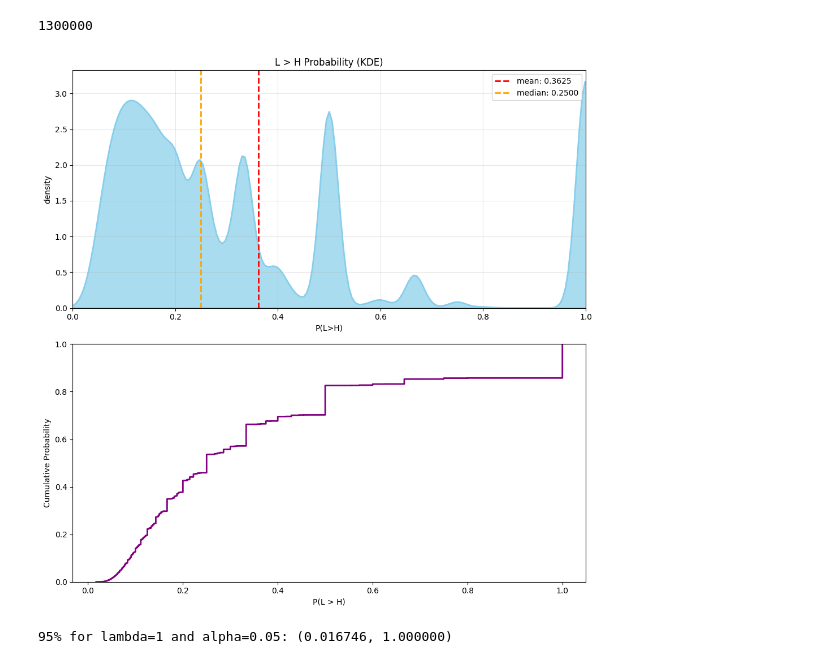
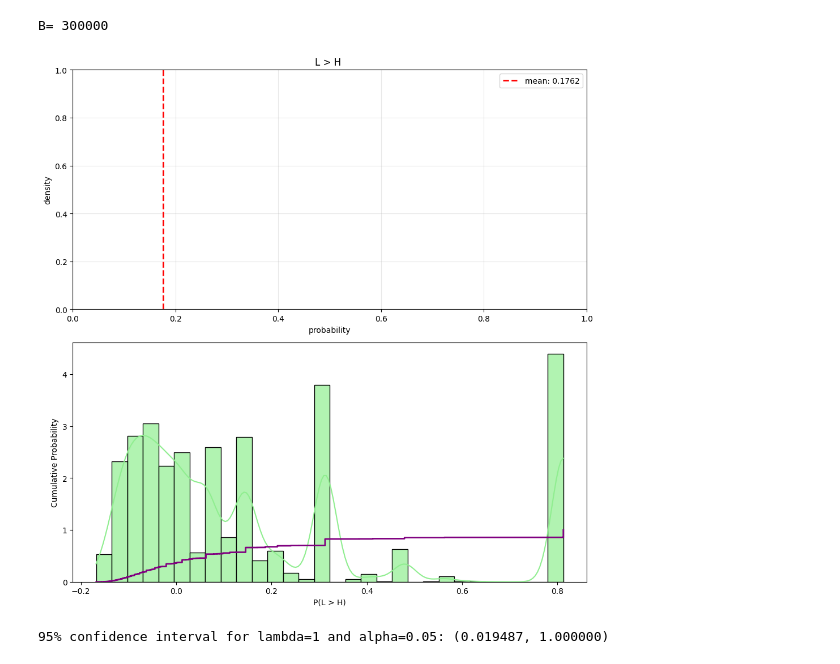
Before and after one commit to Xran-ZH/Miniprogram_STAT6008A, a Jupyter notebook: Bootstrap.ipynb, the cells around one changed output. Saved outputs shown, nothing was run; the diff lists cells and outputs as text; code cells hidden in the pictures.

Commit message:
modify the plots

```diff
--- a/Bootstrap.ipynb
+++ b/Bootstrap.ipynb
@@ -42,7 +42,7 @@ def generate_sequences_until_h_minimal(L_probs: Dict, H_probs: Dict, W_probs: Di
     N_8 = len([sample for sample in sequences if sample['T_i']==8])
     N_Q = len([sample for sample in sequences if sample['J_i']==3])
     N_M = 1 # By our setting, N_M is always 1
-    prob = (N_M*(N_8+N_M+N_Q))/(N*(N_8+N_M))
+    prob = (N_M*(N_8+N_M+N_Q))/(N*(N_8+N_M))-3/16
     #print(prob)
     return sequences,prob
 
@@ -71,60 +71,57 @@ def plot_probability_density(probabilities: np.ndarray):
     # 创建子图
     fig, (ax1, ax2) = plt.subplots(2, 1, figsize=(10, 10))
 
-    # 1. 密度图 (KDE)
+    # # 1. 密度图 (KDE)
 
-    sns.kdeplot(probabilities, ax=ax1, fill=True, alpha=0.7, color='skyblue', linewidth=2)
+    # sns.kdeplot(probabilities, ax=ax1, fill=True, alpha=0.7, color='skyblue', linewidth=2)
+    # ax1.axvline(probabilities.mean(), color='red', linestyle='--', linewidth=2,
+    #             label=f'mean: {probabilities.mean():.4f}')
+    # ax1.axvline(np.median(probabilities), color='orange', linestyle='--', linewidth=2,
+    #             label=f'median: {np.median(probabilities):.4f}')
+
+    # ax1.set_xlabel(r'P(L>H)')
+    # ax1.set_ylabel('density')
+    # ax1.set_title('L > H Probability (KDE)')
+    # #ax1.set_xlim(0, 1)  # 强制x轴范围在0-1之间
+    # ax1.legend()
+    # ax1.grid(True, alpha=0.3)
+
+    # 2. 直方图 + 密度曲线
+    sns.histplot(probabilities, kde=True, ax=ax2, alpha=0.7, color='lightgreen',
+                 stat='density', bins=30)
     ax1.axvline(probabilities.mean(), color='red', linestyle='--', linewidth=2,
                 label=f'mean: {probabilities.mean():.4f}')
-    ax1.axvline(np.median(probabilities), color='orange', linestyle='--', linewidth=2,
-                label=f'median: {np.median(probabilities):.4f}')
 
-    ax1.set_xlabel(r'P(L>H)')
+    ax1.set_xlabel('probability')
     ax1.set_ylabel('density')
-    ax1.set_title('L > H Probability (KDE)')
-    ax1.set_xlim(0, 1)  # 强制x轴范围在0-1之间
+    ax1.set_title('L > H ')
     ax1.legend()
     ax1.grid(True, alpha=0.3)
-
-    # # 2. 直方图 + 密度曲线
-    # sns.histplot(probabilities, kde=True, ax=ax2, alpha=0.7, color='lightgreen',
-    #              stat='density', bins=30)
-    # ax2.axvline(probabilities.mean(), color='red', linestyle='--', linewidth=2,
-    #             label=f'mean: {probabilities.mean():.4f}')
-
-    # ax2.set_xlabel('probability')
-    # ax2.set_ylabel('density')
-    # ax2.set_title('L > H ')
-    # ax2.legend()
-    # ax2.grid(True, alpha=0.3)
 
     # 3. 累积分布函数 (CDF)
     sns.ecdfplot(probabilities, ax=ax2, color='purple', linewidth=2)
     ax2.set_xlabel(r'P(L > H)')
     ax2.set_ylabel('Cumulative Probability')
 
     plt.tight_layout()
     plt.show()
 
-   # 置信区间
-    # 定义要计算的分位数（2.5% 和 97.5%）
+#confidence interval
     lambda_=1
     alpha=.05
     quantiles = [(1-lambda_)*alpha, 1-lambda_*alpha]
     # 计算分位数（interpolation='linear' 是默认值，适合连续数据；若为离散概率，可保留默认）
     lower, upper = np.quantile(probabilities, quantiles)
-
-    # 输出结果（保留6位小数，和你之前的格式一致）
-    print(f"95% for lambda={lambda_} and alpha={alpha}: ({lower:.6f}, {upper:.6f})")
+    print(f"95% confidence interval for lambda={lambda_} and alpha={alpha}: ({3/16+lower:.6f}, {3/16+upper:.6f})")
 
 #===========main===========
 if __name__ == "__main__":
     probabilities= np.load("bootstrap_probabilities.npy")
     probabilities = np.append(probabilities,run_multiple_simulations(n_simulations=100000))
-    print(len(probabilities))
+    print("B=",len(probabilities))
     np.save("bootstrap_probabilities.npy", arr=probabilities)
     plot_probability_density(probabilities)
 # %% [output]
-1300000
+B= 300000
-[figure, old version]
+[figure, new version]
-95% for lambda=1 and alpha=0.05: (0.016746, 1.000000)
+95% confidence interval for lambda=1 and alpha=0.05: (0.019487, 1.000000)
```
Also changed, not shown: 4 other files.
